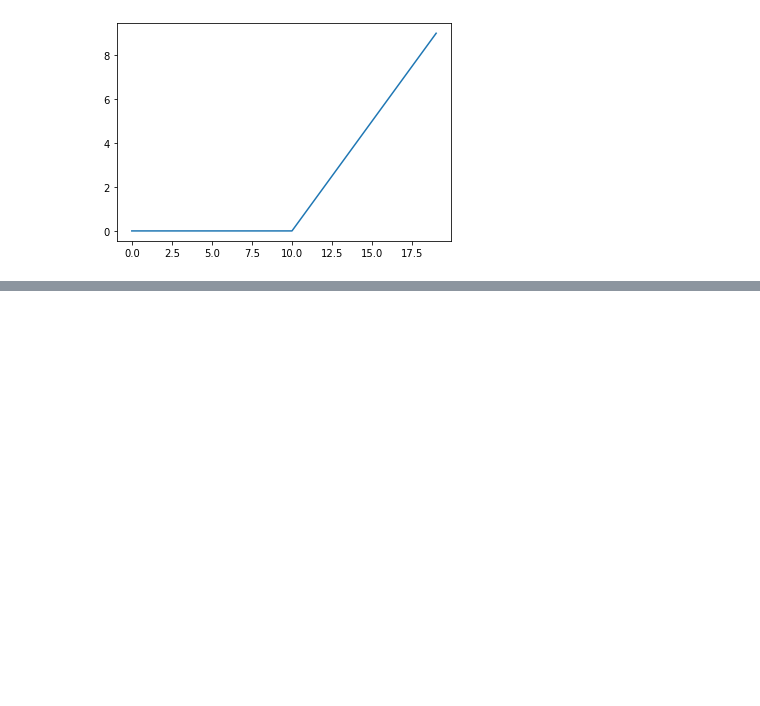
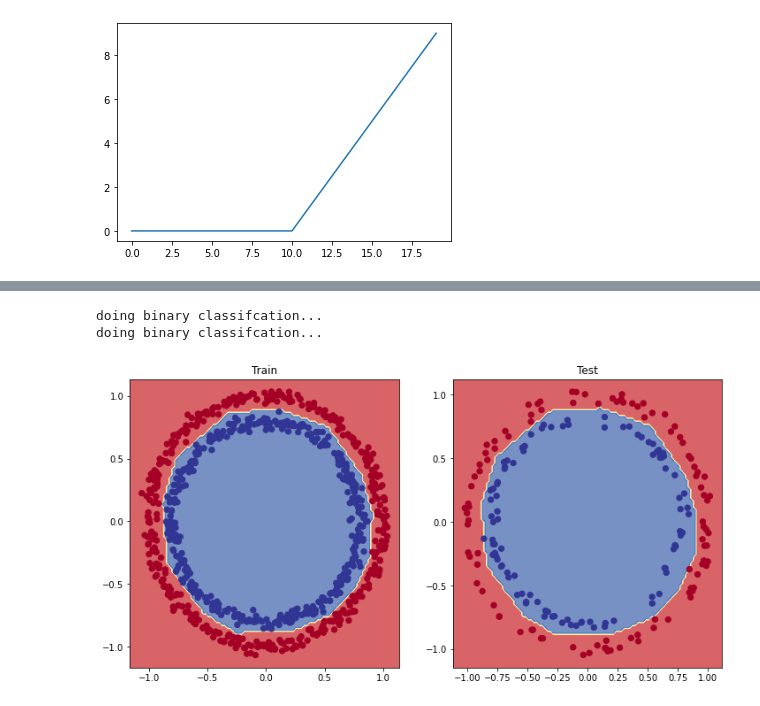
Before and after one commit to helloitsdaksh/Tensorflow_colab, a Jupyter notebook: 02_Neural_Network_Classification_In_Tensorflow.ipynb, the cells around one changed output, grey strips where cells are left out. Saved outputs shown, nothing was run; the diff lists cells and outputs as text; code cells hidden in the pictures; blank space fills up the shorter version.

```diff
--- a/02_Neural_Network_Classification_In_Tensorflow.ipynb
+++ b/02_Neural_Network_Classification_In_Tensorflow.ipynb
@@ -553,0 +582,6 @@ plt.plot(relu(A))
+# %%
+X_train, y_train = X[:800], y[:800] # 80% of the data for the training set
+X_test, y_test = X[800:], y[800:] # 20% of the data for the test set
+
+# Check the shapes of the data
+X_train.shape, X_test.shape # 800 examples in the training set, 200 examples in the test set
@@ -553,0 +590,17 @@ plt.plot(relu(A))
+# %%
+# set seed
+tf.random.set_seed(42)
+
+# Create the model
+model_8 = tf.keras.Sequential([
+    tf.keras.layers.Dense(8,input_shape = [2],activation = 'relu'),
+    tf.keras.layers.Dense(6,activation = 'relu'),
+    tf.keras.layers.Dense(1,activation= 'sigmoid')
+])
+
+# compile the model
+model_8.compile(loss = tf.keras.losses.binary_crossentropy,
+                optimizer = tf.keras.optimizers.Adam(learning_rate= 0.03),
+                metrics = ['accuracy'])
+# Fit the model
+history = model_8.fit(X, y, epochs = 25,verbose =0)
@@ -553,0 +612,14 @@ plt.plot(relu(A))
+# %%
+# Plot the decision boundaries for the training and test sets
+plt.figure(figsize=(12, 6))
+plt.subplot(1, 2, 1)
+plt.title("Train")
+plot_decision_boundary(model_8, X=X_train, y=y_train)
+plt.subplot(1, 2, 2)
+plt.title("Test")
+plot_decision_boundary(model_8, X=X_test, y=y_test)
+plt.show()
+# %% [output]
+doing binary classifcation...
+doing binary classifcation...
+[figure, added]
```
Also changed, not shown: parts of 6 cells of this notebook.
